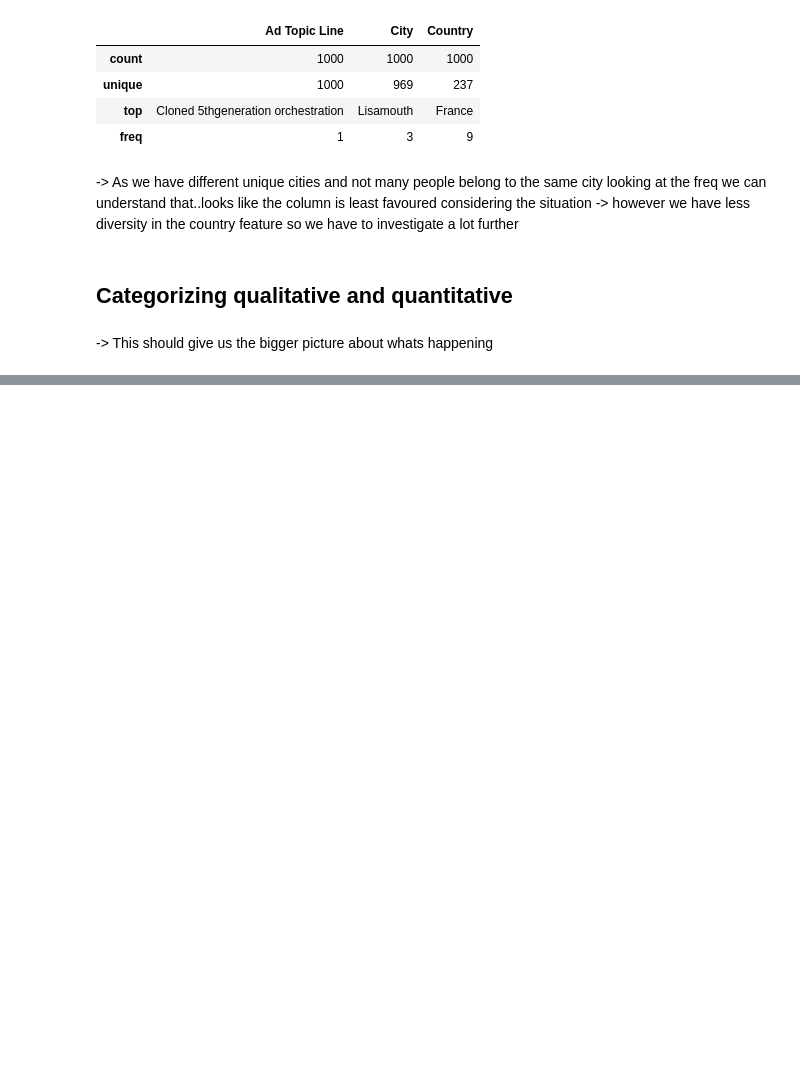
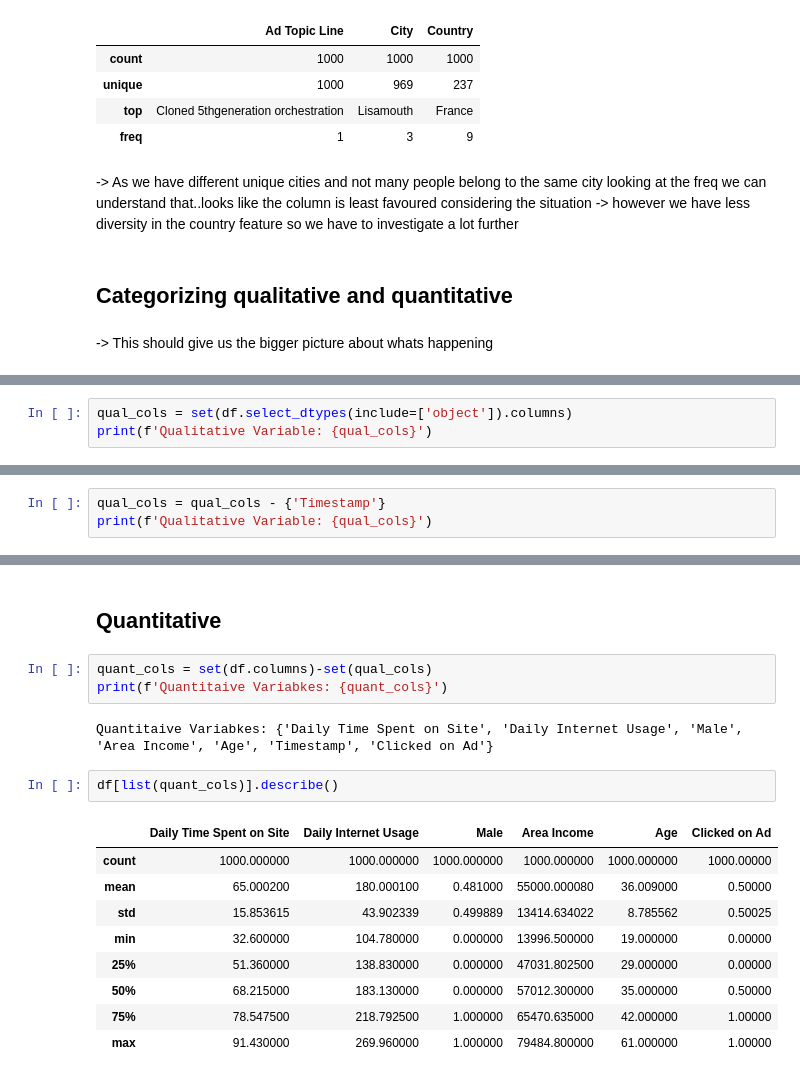
Before and after one commit to Nikhil18207/MediaEDA, a Jupyter notebook: EDA/MediaEDA.ipynb, the cells around one changed output, grey strips where cells are left out. Cells and saved outputs as stored; diff of their text form; blank space fills up the shorter version.

```diff
--- a/EDA/MediaEDA.ipynb
+++ b/EDA/MediaEDA.ipynb
@@ -247,0 +250,3 @@ df[categorical_cols].describe(include=['O'])
+# %%
+qual_cols = set(df.select_dtypes(include=['object']).columns)
+print(f'Qualitative Variable: {qual_cols}')
@@ -247,0 +259,3 @@ df[categorical_cols].describe(include=['O'])
+# %%
+qual_cols = qual_cols - {'Timestamp'}
+print(f'Qualitative Variable: {qual_cols}')
@@ -247,0 +276,19 @@ df[categorical_cols].describe(include=['O'])
+# %% [markdown]
+## Quantitative
+# %%
+quant_cols = set(df.columns)-set(qual_cols)
+print(f'Quantitaive Variabkes: {quant_cols}')
+# %% [output]
+Quantitaive Variabkes: {'Daily Time Spent on Site', 'Daily Internet Usage', 'Male', 'Area Income', 'Age', 'Timestamp', 'Clicked on Ad'}
+# %%
+df[list(quant_cols)].describe()
+# %% [output]
+|  | Daily Time Spent on Site | Daily Internet Usage | Male | Area Income | Age | Clicked on Ad |
+| count | 1000.000000 | 1000.000000 | 1000.000000 | 1000.000000 | 1000.000000 | 1000.00000 |
+| mean | 65.000200 | 180.000100 | 0.481000 | 55000.000080 | 36.009000 | 0.50000 |
+| std | 15.853615 | 43.902339 | 0.499889 | 13414.634022 | 8.785562 | 0.50025 |
+| min | 32.600000 | 104.780000 | 0.000000 | 13996.500000 | 19.000000 | 0.00000 |
+| 25% | 51.360000 | 138.830000 | 0.000000 | 47031.802500 | 29.000000 | 0.00000 |
+| 50% | 68.215000 | 183.130000 | 0.000000 | 57012.300000 | 35.000000 | 0.50000 |
+| 75% | 78.547500 | 218.792500 | 1.000000 | 65470.635000 | 42.000000 | 1.00000 |
+| max | 91.430000 | 269.960000 | 1.000000 | 79484.800000 | 61.000000 | 1.00000 |
```
Also changed, not shown: parts of 15 cells of this notebook.
